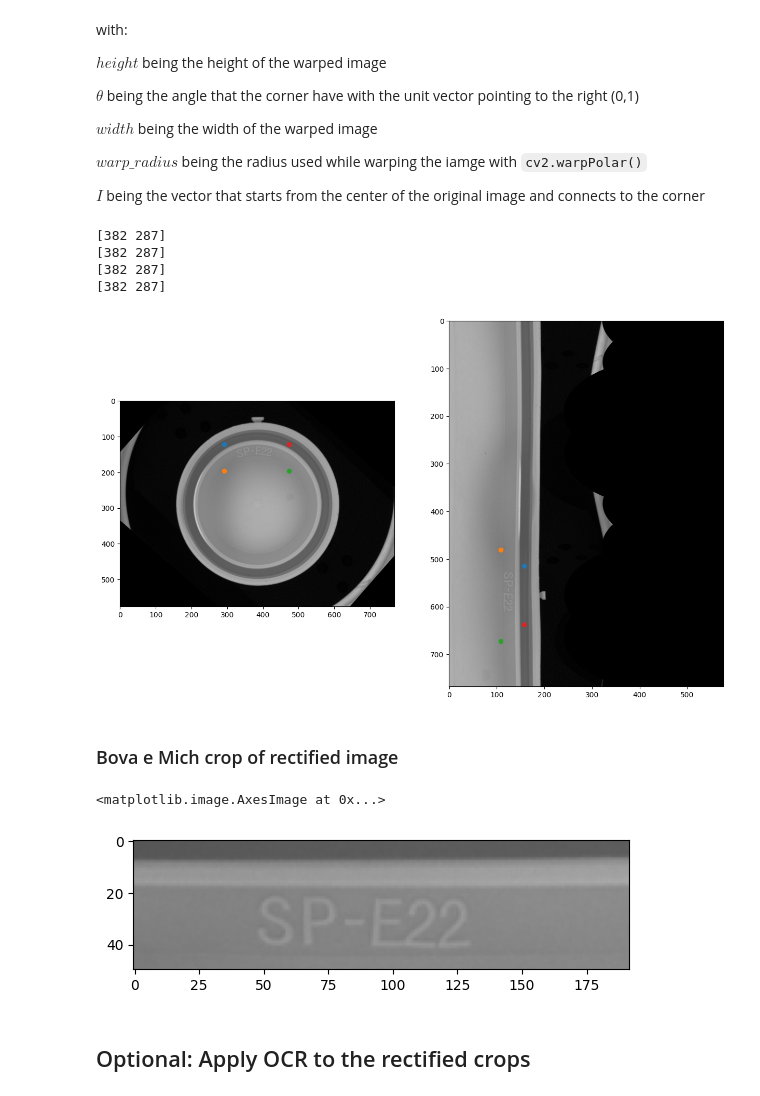
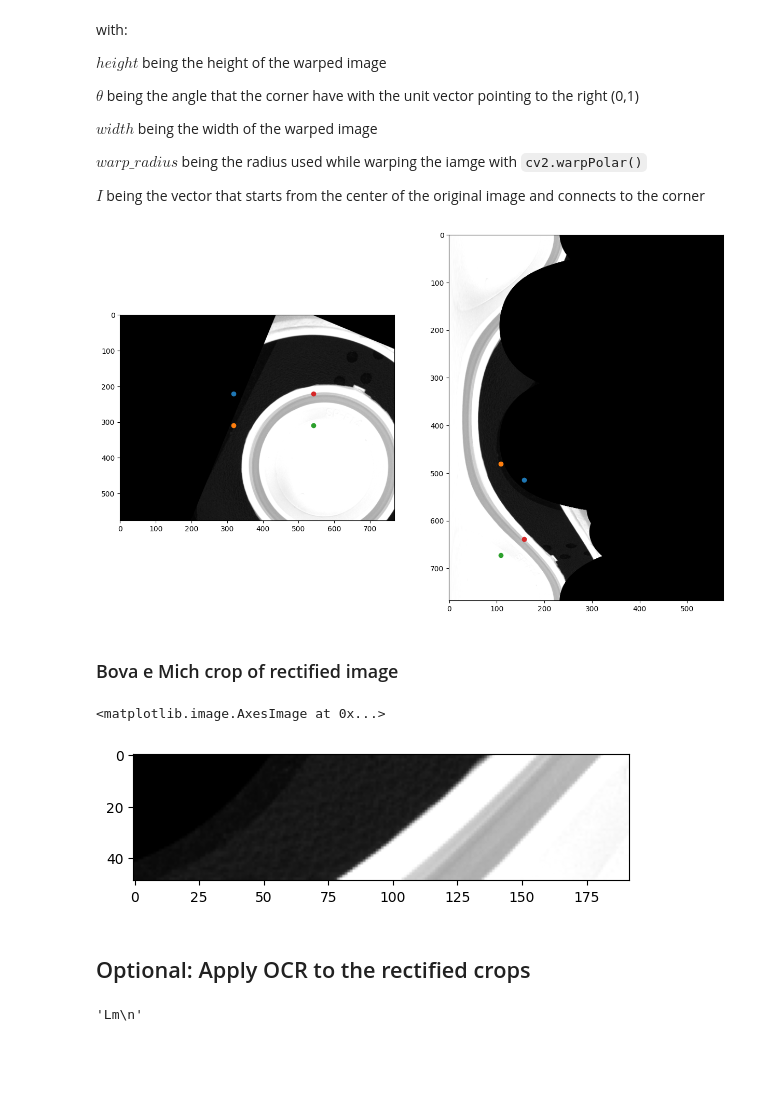
Before and after one commit to taglioIsCoding/CapInspection, a Jupyter notebook: single_cap.ipynb, the cells around one changed output. Drawn from its saved outputs; the diff is of its cells as text; code cells hidden in the pictures; blank space fills up the shorter version.

Commit message:
Images, custum images, fix rotation center only in single cap

```diff
--- a/single_cap.ipynb
+++ b/single_cap.ipynb
@@ -14,7 +14,7 @@ import sys
 # Only for jupyter notebook visualization
 %matplotlib inline
 
-filename="./img/g_10.bmp"
+filename="./custom_imgs/d_22_high_e.bmp"
 image = cv2.imread(filename, cv2.COLOR_BGR2GRAY)
 #image = image[:,:, 0]
 #image = cv2.resize(image, (0, 0), fx =2, fy = 2)
@@ -28,9 +28,12 @@ plt.show()
 # %% [markdown]
 #### 4) WORKING SOLUTION Delete objects around
 # %%
-_, image_bin = cv2.threshold(image.astype(np.uint8), 20, 255, cv2.THRESH_BINARY)
+# _, image_bin = cv2.threshold(image.astype(np.uint8), 20, 255, cv2.THRESH_BINARY)
+_,image_bin = cv2.threshold(image.astype(np.uint8),0,255,cv2.THRESH_BINARY+cv2.THRESH_OTSU)
+
 # edge_detected_image = cv2.Canny(image_bin, 75, 100)
 edge_detected_image = image_bin - cv2.morphologyEx(image_bin, cv2.MORPH_ERODE, np.ones((3,3), np.uint8), iterations=1)
+
 
 middle_line = edge_detected_image[:, int(edge_detected_image.shape[1]/2)]
 non_zero_indices = np.nonzero(middle_line)[0]
@@ -81,7 +84,7 @@ if circles is not None:
 else:
     print(f"Image {filename} has no circles")
 
-ax.imshow(image, cmap='gray', vmin=0, vmax=255)
+ax.imshow(image_bin, cmap='gray', vmin=0, vmax=255)
 
 plt.show()
 # %% [output]
@@ -227,7 +247,7 @@ if tab_center[1] > center[1]:
 
 
 image_center = tuple(np.array(image.shape[1::-1]) / 2)
-rot_mat = cv2.getRotationMatrix2D(image_center, rotation, 1.0)
+rot_mat = cv2.getRotationMatrix2D(np.asarray(center, dtype=np.float32), rotation, 1.0)
 image_with_vertical_tab = cv2.warpAffine(image, rot_mat, image.shape[1::-1], flags=cv2.INTER_LINEAR)
 fig,ax = plt.subplots(1)
 ax.imshow(image_with_vertical_tab, cmap='gray', vmin=0, vmax=255)
@@ -280,7 +298,7 @@ plt.show()
 # ax.imshow(polar_image, cmap='gray', vmin=0, vmax=255)
 # plt.show()
 
-warp_radius = 3.5*radius
+warp_radius = 3*radius
 flags = cv2.INTER_CUBIC | cv2.WARP_FILL_OUTLIERS | cv2.WARP_POLAR_LINEAR
 polar_image = cv2.warpPolar(image_with_vertical_tab, image_with_vertical_tab.shape, np.asarray(center, dtype=np.float32), warp_radius, flags)
 # polar_image = cv2.warpPolar(img, img.shape, image_center, radius, flags)
@@ -421,23 +437,23 @@ for corner in corners:
 
     plt.scatter(x_warped, y_warped)
 # %% [output]
-[382 287]
-[382 287]
-[382 287]
-[382 287]
-[figure, old version]
+[figure, new version]
 # %% [markdown]
 ### Bova e Mich crop of rectified image
 # %%
-plt.imshow(cv2.rotate(polar_image[int(min(warped_corners[1])):int(max(warped_corners[1])),int(min(warped_corners[0])):int(max(warped_corners[0]))], cv2.ROTATE_90_COUNTERCLOCKWISE), cmap="gray", vmin=0, vmax=255)
+final_crop = cv2.rotate(polar_image[int(min(warped_corners[1])):int(max(warped_corners[1])),int(min(warped_corners[0])):int(max(warped_corners[0]))], cv2.ROTATE_90_COUNTERCLOCKWISE)
+plt.imshow( final_crop, cmap="gray", vmin=0, vmax=255)
 # %% [output]
 <matplotlib.image.AxesImage at 0x...>
-[figure, old version]
+[figure, new version]
 # %% [markdown]
 ## Optional: Apply OCR to the rectified crops
 # %%
-# from PIL import Image
-# import pytesseract
-# pytesseract.image_to_string(
-#     Image.open('/home/wheelymcbones/TapTune/result.png'),
-#     config="--psm 7")
+from PIL import Image
+import pytesseract
+cv2.imwrite('result.png', final_crop)
+pytesseract.image_to_string(
+    Image.open('./result.png'),
+    config="--psm 7")
+# %% [output]
+'Lm\n'
```
Also changed, not shown: parts of 14 cells of this notebook, 36 other files.
